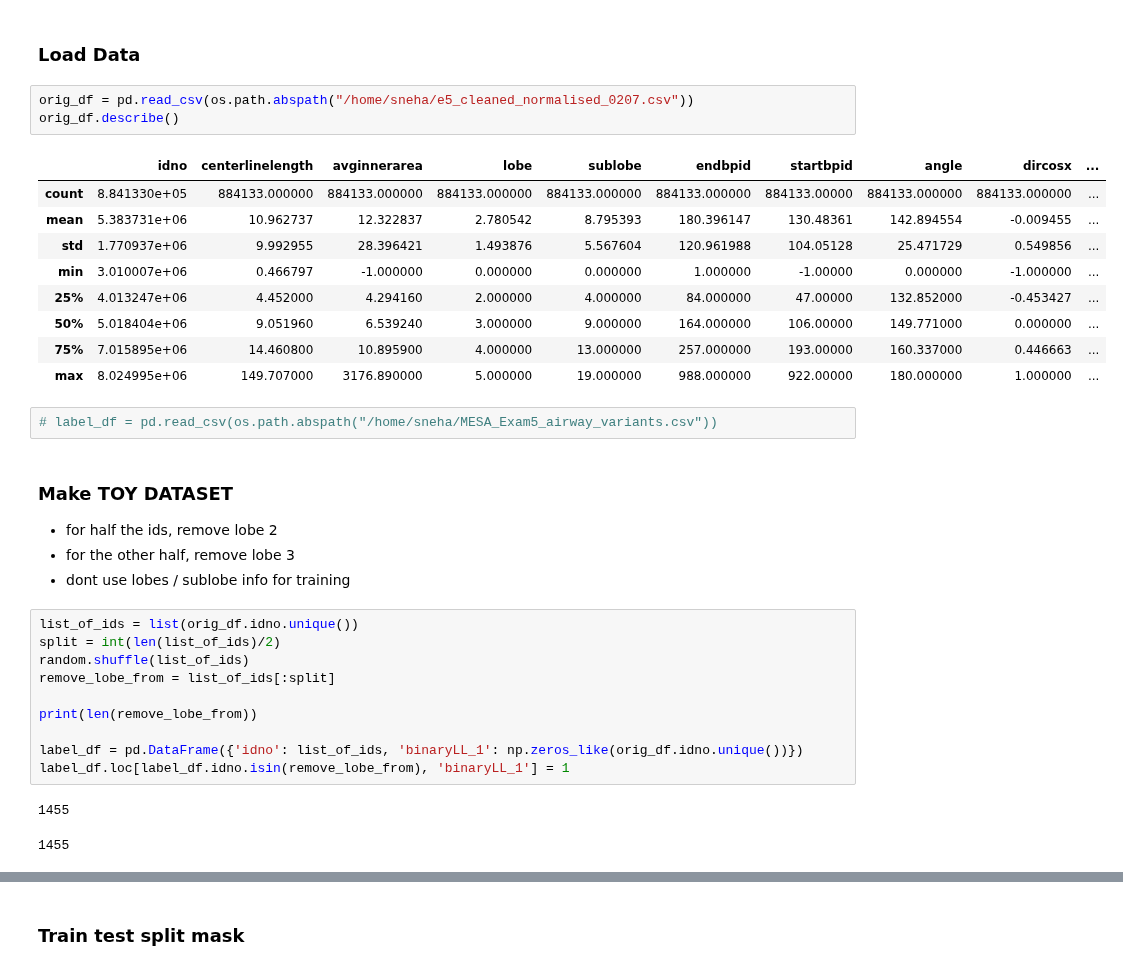
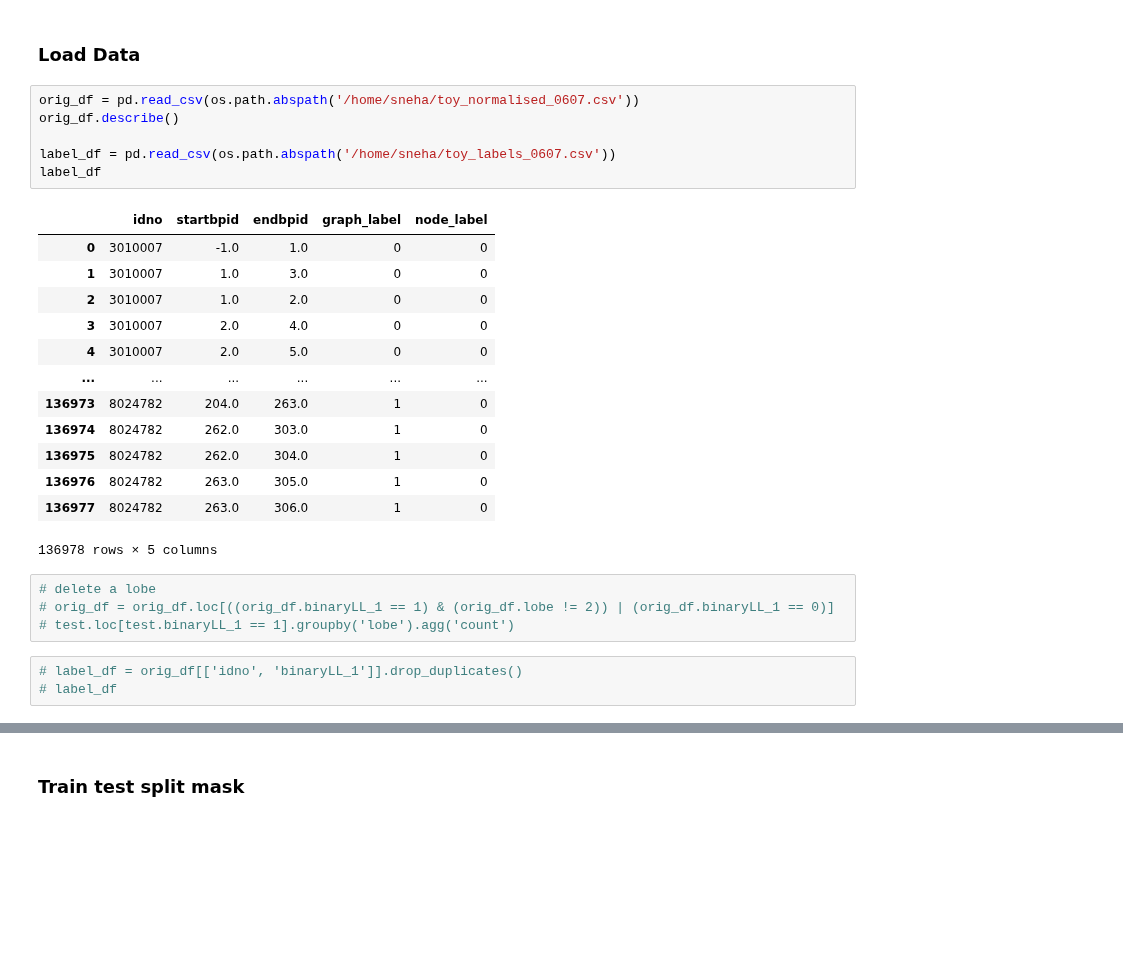
Before and after one commit to s-n-naik/airway_exploration, a Jupyter notebook: graph_networks/graph_network_training.ipynb, the cells around one changed output, grey strips where cells are left out. Saved outputs shown, nothing was run; the diff lists cells and outputs as text; blank space fills up the shorter version.

```diff
--- a/graph_networks/graph_network_training.ipynb
+++ b/graph_networks/graph_network_training.ipynb
@@ -52,36 +69,29 @@ The autoreload extension is already loaded. To reload it, use:
 # %% [markdown]
 ### Load Data
 # %%
-orig_df = pd.read_csv(os.path.abspath("/home/sneha/e5_cleaned_normalised_0207.csv"))
+orig_df = pd.read_csv(os.path.abspath('/home/sneha/toy_normalised_0607.csv'))
 orig_df.describe()
+
+label_df = pd.read_csv(os.path.abspath('/home/sneha/toy_labels_0607.csv'))
+label_df
 # %% [output]
-|  | idno | centerlinelength | avginnerarea | lobe | sublobe | endbpid | startbpid | angle | dircosx | ... |
-| count | 8.841330e+05 | 884133.000000 | 884133.000000 | 884133.000000 | 884133.000000 | 884133.000000 | 884133.00000 | 884133.000000 | 884133.000000 | ... |
-| mean | 5.383731e+06 | 10.962737 | 12.322837 | 2.780542 | 8.795393 | 180.396147 | 130.48361 | 142.894554 | -0.009455 | ... |
-| std | 1.770937e+06 | 9.992955 | 28.396421 | 1.493876 | 5.567604 | 120.961988 | 104.05128 | 25.471729 | 0.549856 | ... |
-| min | 3.010007e+06 | 0.466797 | -1.000000 | 0.000000 | 0.000000 | 1.000000 | -1.00000 | 0.000000 | -1.000000 | ... |
-| 25% | 4.013247e+06 | 4.452000 | 4.294160 | 2.000000 | 4.000000 | 84.000000 | 47.00000 | 132.852000 | -0.453427 | ... |
-| 50% | 5.018404e+06 | 9.051960 | 6.539240 | 3.000000 | 9.000000 | 164.000000 | 106.00000 | 149.771000 | 0.000000 | ... |
-| 75% | 7.015895e+06 | 14.460800 | 10.895900 | 4.000000 | 13.000000 | 257.000000 | 193.00000 | 160.337000 | 0.446663 | ... |
-| max | 8.024995e+06 | 149.707000 | 3176.890000 | 5.000000 | 19.000000 | 988.000000 | 922.00000 | 180.000000 | 1.000000 | ... |
+|  | idno | startbpid | endbpid | graph_label | node_label |
+| 0 | 3010007 | -1.0 | 1.0 | 0 | 0 |
+| 1 | 3010007 | 1.0 | 3.0 | 0 | 0 |
+| 2 | 3010007 | 1.0 | 2.0 | 0 | 0 |
+| 3 | 3010007 | 2.0 | 4.0 | 0 | 0 |
+| 4 | 3010007 | 2.0 | 5.0 | 0 | 0 |
+| ... | ... | ... | ... | ... | ... |
+| 136973 | 8024782 | 204.0 | 263.0 | 1 | 0 |
+| 136974 | 8024782 | 262.0 | 303.0 | 1 | 0 |
+| 136975 | 8024782 | 262.0 | 304.0 | 1 | 0 |
+| 136976 | 8024782 | 263.0 | 305.0 | 1 | 0 |
+| 136977 | 8024782 | 263.0 | 306.0 | 1 | 0 |
+136978 rows × 5 columns
+# %%
+# delete a lobe
+# orig_df = orig_df.loc[((orig_df.binaryLL_1 == 1) & (orig_df.lobe != 2)) | (orig_df.binaryLL_1 == 0)]
+# test.loc[test.binaryLL_1 == 1].groupby('lobe').agg('count')
 # %%
-# label_df = pd.read_csv(os.path.abspath("/home/sneha/MESA_Exam5_airway_variants.csv"))
+# label_df = orig_df[['idno', 'binaryLL_1']].drop_duplicates()
+# label_df
-# %% [markdown]
-### Make TOY DATASET
-
-- for half the ids, remove lobe 2
-- for the other half, remove lobe 3
-- dont use lobes / sublobe info for training
-# %%
-list_of_ids = list(orig_df.idno.unique())
-split = int(len(list_of_ids)/2)
-random.shuffle(list_of_ids)
-remove_lobe_from = list_of_ids[:split]
-
-print(len(remove_lobe_from))
-
-label_df = pd.DataFrame({'idno': list_of_ids, 'binaryLL_1': np.zeros_like(orig_df.idno.unique())})
-label_df.loc[label_df.idno.isin(remove_lobe_from), 'binaryLL_1'] = 1
-# %% [output]
-1455
-1455
```
Also changed, not shown: parts of 17 cells of this notebook, 7 other files.
